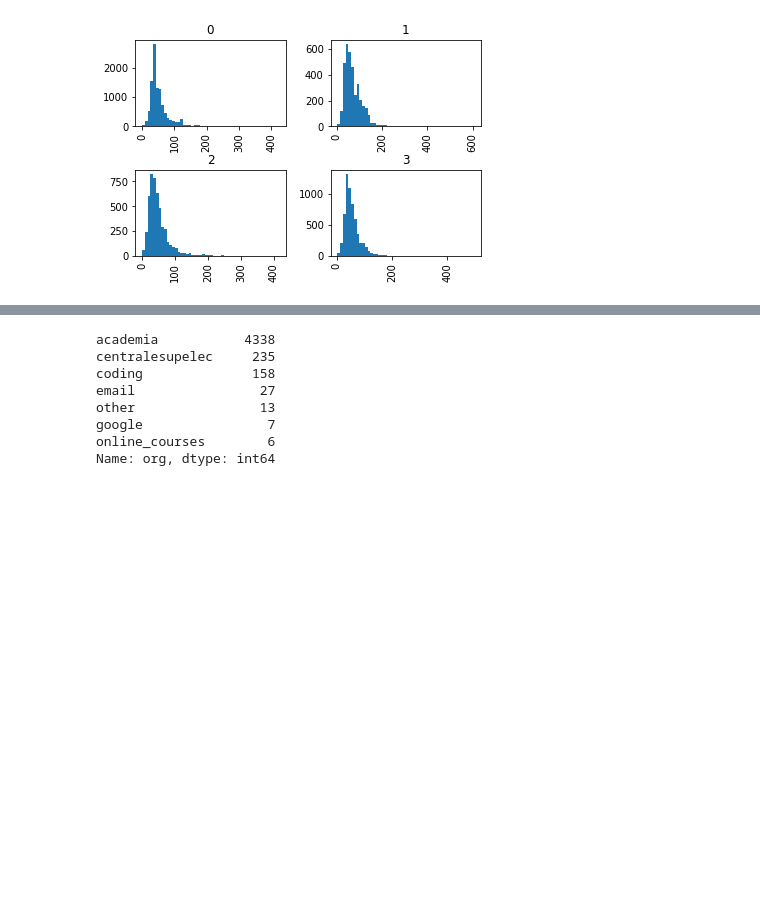
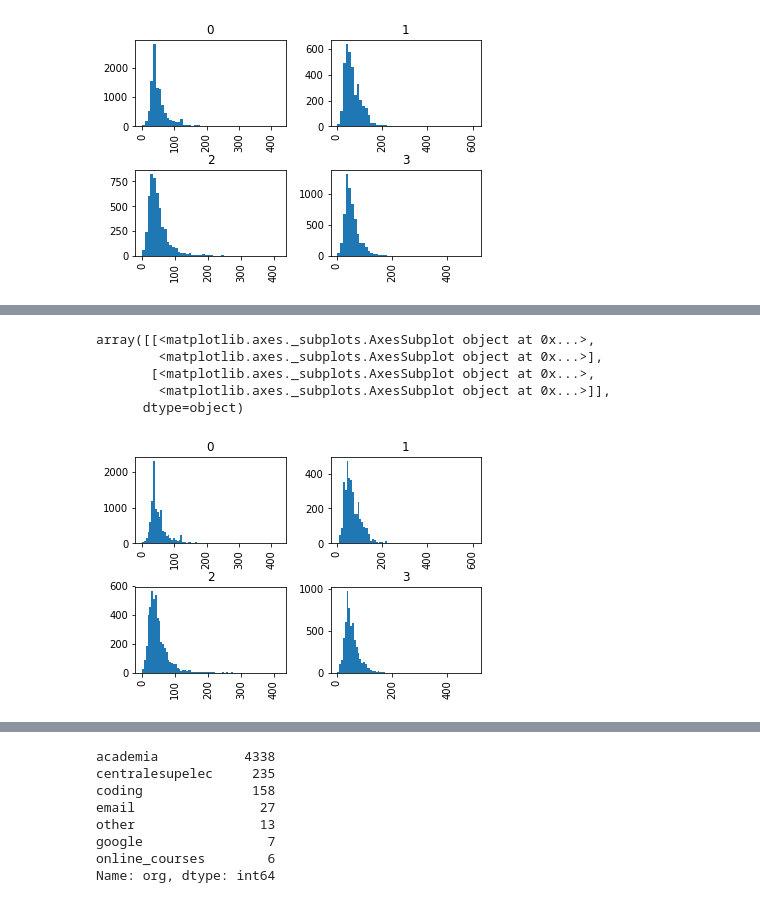
Before and after one commit to anneclairebrld/mail_classification, a Jupyter notebook: discovery.ipynb, the cells around one changed output, grey strips where cells are left out. Cells and saved outputs as stored; diff of their text form; code cells hidden in the pictures; blank space fills up the shorter version.

```diff
--- a/discovery.ipynb
+++ b/discovery.ipynb
@@ -50,0 +98,12 @@ array([[<matplotlib.axes._subplots.AxesSubplot object at 0x...>,
+# %%
+train_df['chars_in_subject_description'] = train_df['chars_in_subject'].apply(lambda x: 'few' if x <= 75 else 'many')
+#train_df['chars_in_body'] = np.searchsorted(list(np.arange(0, max(train_df['chars_in_body']), 100)), train_df['chars_in_body'].values)
+#train_df[train_df['label'] == 2]['chars_in_body'].value_counts().sort_index(ascending = False)
+train_df.hist(column='chars_in_subject', by='label', bins = 75)
+# %% [output]
+array([[<matplotlib.axes._subplots.AxesSubplot object at 0x...>,
+        <matplotlib.axes._subplots.AxesSubplot object at 0x...>],
+       [<matplotlib.axes._subplots.AxesSubplot object at 0x...>,
+        <matplotlib.axes._subplots.AxesSubplot object at 0x...>]],
+      dtype=object)
+[figure, added]
```
Also changed, not shown: parts of 5 cells of this notebook.
